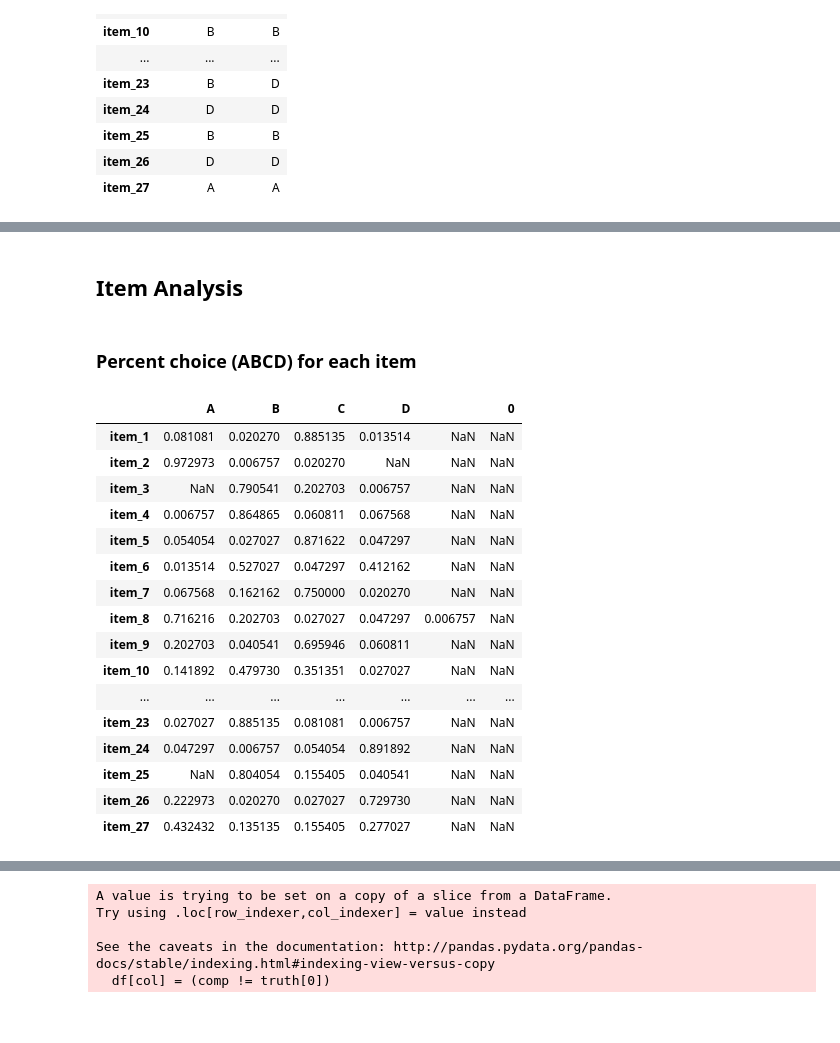
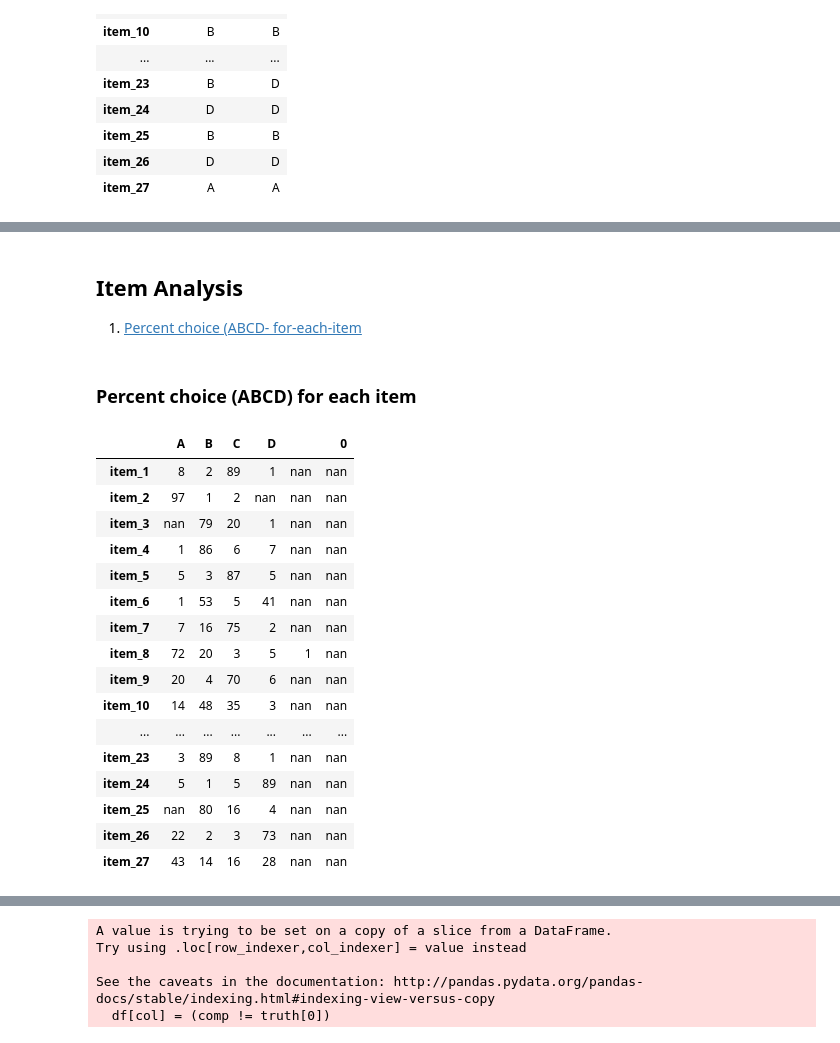
Before and after one commit to cragard/Grading, a Jupyter notebook: Script for cleaning and analyzing 1111 test data fall19ex1.ipynb, the cells around one changed output, grey strips where cells are left out. Cells and saved outputs as stored; diff of their text form; code cells hidden in the pictures.

```diff
--- a/Script for cleaning and analyzing 1111 test data fall19ex1.ipynb
+++ b/Script for cleaning and analyzing 1111 test data fall19ex1.ipynb
@@ -82,13 +84,0 @@ Index(['item_1', 'item_2', 'item_3', 'item_4', 'item_5', 'item_6', 'item_7',
-# %%
-def letters2num(x,letters2num_dict = {1:'D',2:'C',3:'B',4:'A'}):
-    try:
-        x = int(x)
-        x = letters2num_dict[int(x)]
-        pass
-    except:
-        x = x
-    return x
-
-
-for col in itemcols:
-    df[col] = df[col].apply(letters2num)
@@ -180,8 +198,6 @@ PermissionError: [Errno 13] Permission denied: 'total wrong 81.csv'
 v1keys = df.loc[(df.soar.isnull())&(df.soarType=='key')&(df.version==1),itemcols].iloc[0]
 v2keys = df.loc[(df.soarType=='key')&(df.version==2),itemcols].iloc[0]
 keys = pd.DataFrame(data = {'version1':v1keys,'version2':v2keys})
-for col in keys.columns:
-    keys[col] = keys[col].apply(lambda x: letters2num_dict[int(x)])
 keys.to_csv('1111 exam 1 S2019 keys.csv',index = False)
 keys
 # %% [output]
@@ -212,31 +256,32 @@ df.groupby(['soar']).ncorrect.describe()
-# %% [markdown]
-## Item Analysis
+# %% [markdown]
+## Item Analysis
+1. [Percent choice (ABCD- for-each-item](#Percent-choice-(ABCD)-for-each-item)
 # %% [markdown]
 ### Percent choice (ABCD) for each item
 # %%
 df_item = pd.DataFrame()
 for col in itemcols:
     df_item = df_item.append(df.loc[df.version==1,col].value_counts(normalize=True))
-# df_item = df_item.rename(columns = {0:'Blank'})
+df_item = df_item.applymap(lambda x: "{:.0f}".format(x*100))
 df_item
 # %% [output]
 |  | A | B | C | D |  | 0 |
-| item_1 | 0.081081 | 0.020270 | 0.885135 | 0.013514 | NaN | NaN |
-| item_2 | 0.972973 | 0.006757 | 0.020270 | NaN | NaN | NaN |
-| item_3 | NaN | 0.790541 | 0.202703 | 0.006757 | NaN | NaN |
-| item_4 | 0.006757 | 0.864865 | 0.060811 | 0.067568 | NaN | NaN |
-| item_5 | 0.054054 | 0.027027 | 0.871622 | 0.047297 | NaN | NaN |
-| item_6 | 0.013514 | 0.527027 | 0.047297 | 0.412162 | NaN | NaN |
-| item_7 | 0.067568 | 0.162162 | 0.750000 | 0.020270 | NaN | NaN |
-| item_8 | 0.716216 | 0.202703 | 0.027027 | 0.047297 | 0.006757 | NaN |
-| item_9 | 0.202703 | 0.040541 | 0.695946 | 0.060811 | NaN | NaN |
-| item_10 | 0.141892 | 0.479730 | 0.351351 | 0.027027 | NaN | NaN |
+| item_1 | 8 | 2 | 89 | 1 | nan | nan |
+| item_2 | 97 | 1 | 2 | nan | nan | nan |
+| item_3 | nan | 79 | 20 | 1 | nan | nan |
+| item_4 | 1 | 86 | 6 | 7 | nan | nan |
+| item_5 | 5 | 3 | 87 | 5 | nan | nan |
+| item_6 | 1 | 53 | 5 | 41 | nan | nan |
+| item_7 | 7 | 16 | 75 | 2 | nan | nan |
+| item_8 | 72 | 20 | 3 | 5 | 1 | nan |
+| item_9 | 20 | 4 | 70 | 6 | nan | nan |
+| item_10 | 14 | 48 | 35 | 3 | nan | nan |
 | ... | ... | ... | ... | ... | ... | ... |
-| item_23 | 0.027027 | 0.885135 | 0.081081 | 0.006757 | NaN | NaN |
-| item_24 | 0.047297 | 0.006757 | 0.054054 | 0.891892 | NaN | NaN |
-| item_25 | NaN | 0.804054 | 0.155405 | 0.040541 | NaN | NaN |
-| item_26 | 0.222973 | 0.020270 | 0.027027 | 0.729730 | NaN | NaN |
-| item_27 | 0.432432 | 0.135135 | 0.155405 | 0.277027 | NaN | NaN |
+| item_23 | 3 | 89 | 8 | 1 | nan | nan |
+| item_24 | 5 | 1 | 5 | 89 | nan | nan |
+| item_25 | nan | 80 | 16 | 4 | nan | nan |
+| item_26 | 22 | 2 | 3 | 73 | nan | nan |
+| item_27 | 43 | 14 | 16 | 28 | nan | nan |
 # %%
 df_item = pd.DataFrame()
 for col in itemcols:
```
Also changed, not shown: parts of 22 cells of this notebook, 2 other files.
